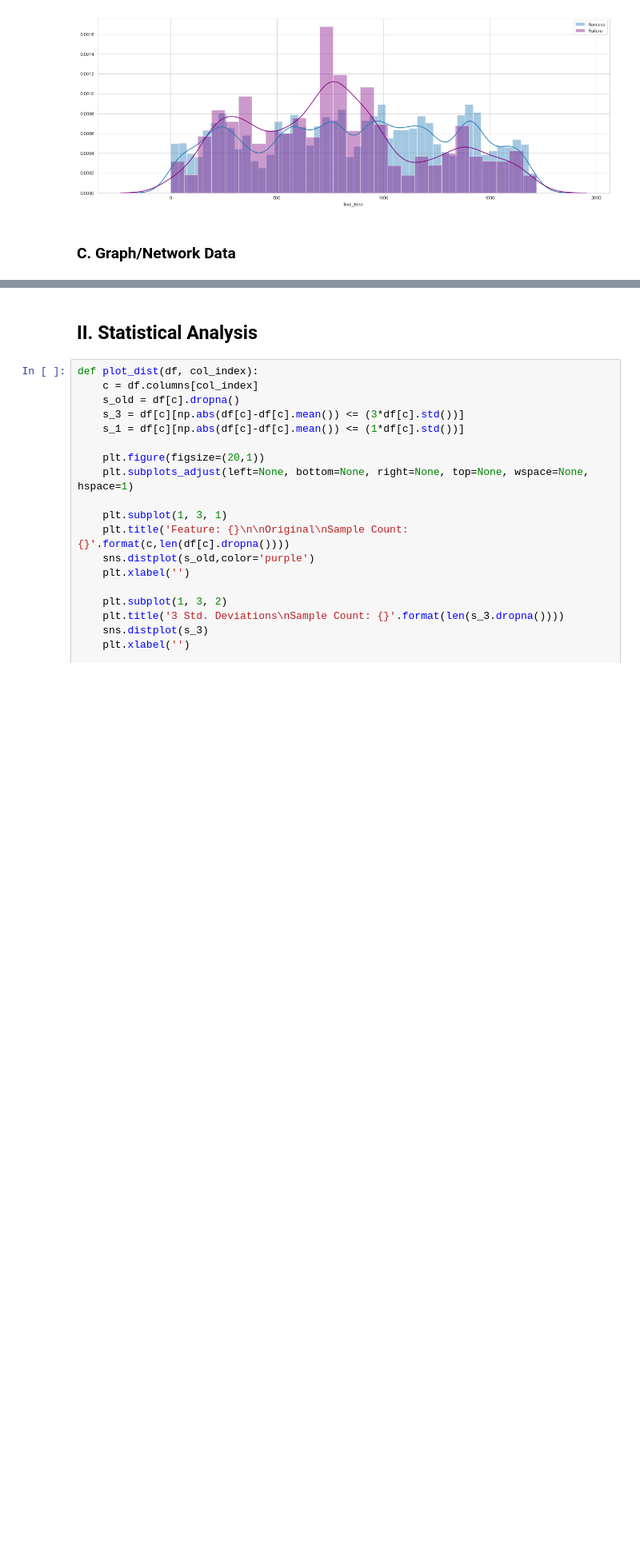
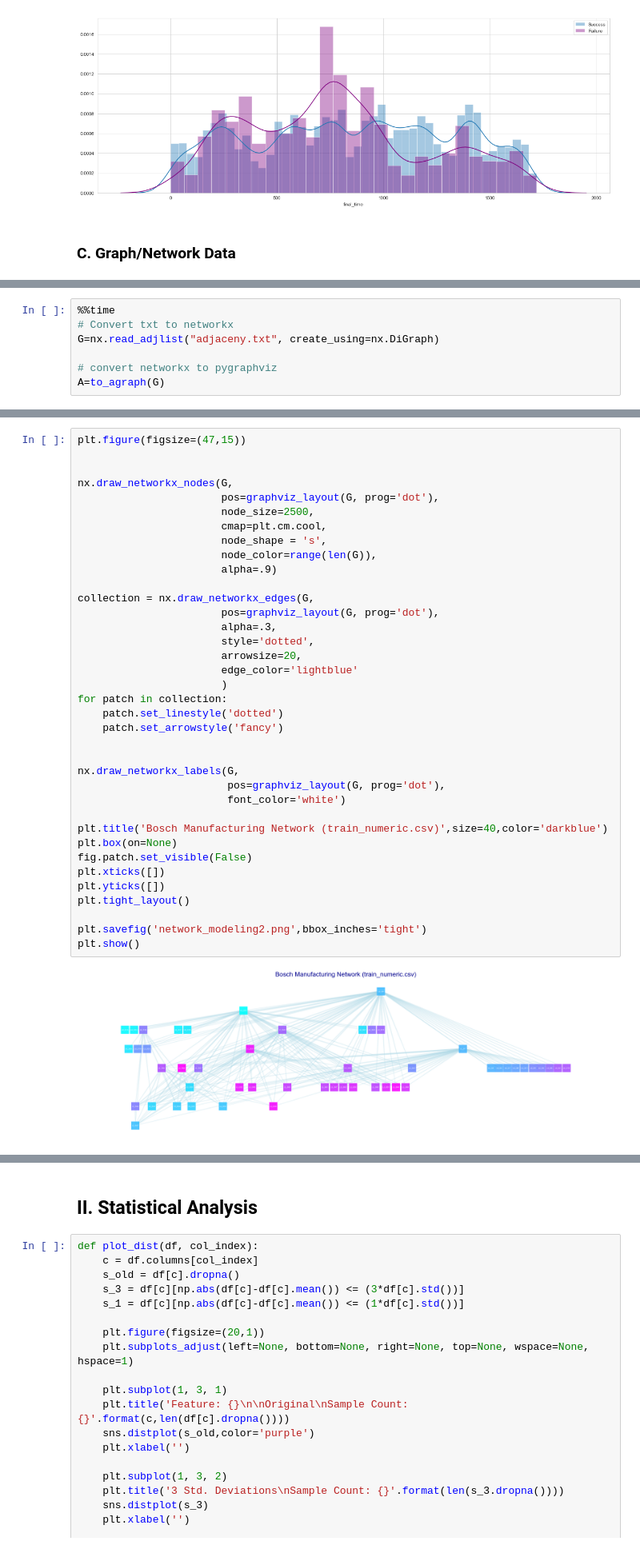
Before and after one commit to kimrharper/data_science_nltk, a Jupyter notebook: manufacturing/exploratory.ipynb, the cells around one changed output, grey strips where cells are left out. Shown at 80% size. Cells and saved outputs as stored; diff of their text form; blank space fills up the shorter version.

```diff
--- a/manufacturing/exploratory.ipynb
+++ b/manufacturing/exploratory.ipynb
@@ -135,0 +188,7 @@ mf_cat_data = pd.read_csv('bosch_small_data/train_cat.csv',low_memory=False)
+# %%
+%%time
+# Convert txt to networkx
+G=nx.read_adjlist("adjaceny.txt", create_using=nx.DiGraph)
+
+# convert networkx to pygraphviz
+A=to_agraph(G)
@@ -135,0 +222,39 @@ mf_cat_data = pd.read_csv('bosch_small_data/train_cat.csv',low_memory=False)
+# %%
+plt.figure(figsize=(47,15))
+
+
+nx.draw_networkx_nodes(G,
+                       pos=graphviz_layout(G, prog='dot'),
+                       node_size=2500,
+                       cmap=plt.cm.cool,
+                       node_shape = 's',
+                       node_color=range(len(G)),
+                       alpha=.9)
+
+collection = nx.draw_networkx_edges(G,
+                       pos=graphviz_layout(G, prog='dot'),
+                       alpha=.3,
+                       style='dotted',
+                       arrowsize=20,
+                       edge_color='lightblue'
+                       )
+for patch in collection:
+    patch.set_linestyle('dotted')
+    patch.set_arrowstyle('fancy')
+
+
+nx.draw_networkx_labels(G,
+                        pos=graphviz_layout(G, prog='dot'),
+                        font_color='white')
+
+plt.title('Bosch Manufacturing Network (train_numeric.csv)',size=40,color='darkblue')
+plt.box(on=None)
+fig.patch.set_visible(False)
+plt.xticks([])
+plt.yticks([])
+plt.tight_layout()
+
+plt.savefig('network_modeling2.png',bbox_inches='tight')
+plt.show()
+# %% [output]
+[figure, added]
```
Also changed, not shown: parts of 28 cells of this notebook, 5 other files.
